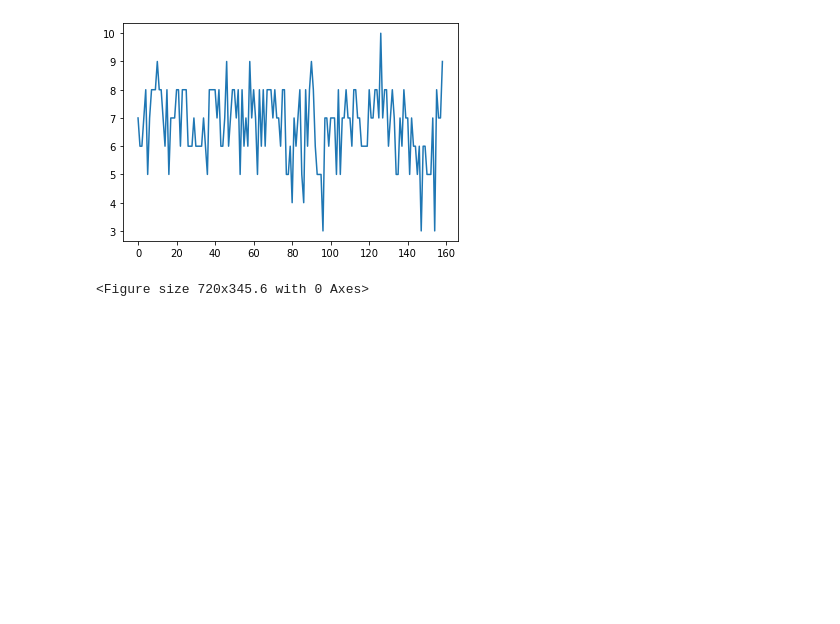
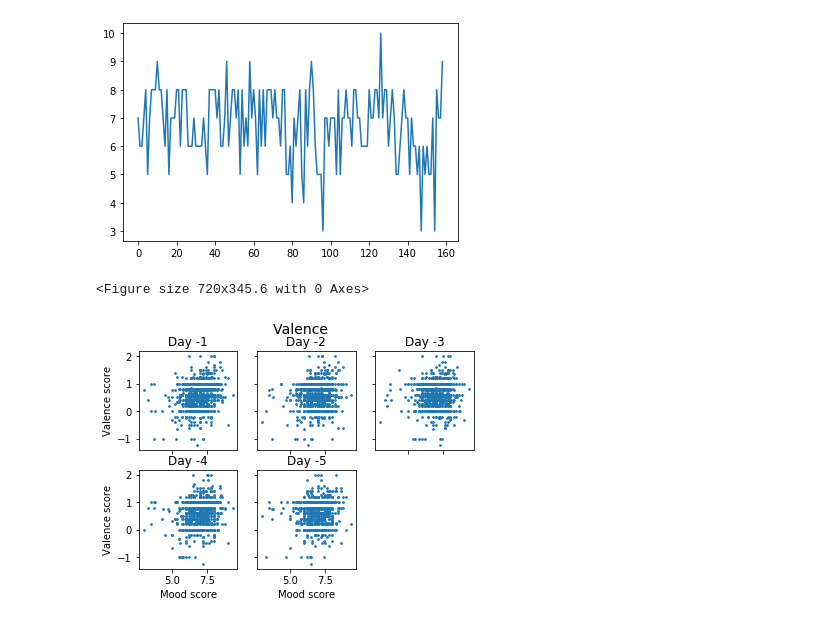
Before and after one commit to BenDickens/Data_Mining_TechniquesVU, a Jupyter notebook: Exploring_data_matplotlib.ipynb, the cells around one changed output. Drawn from its saved outputs; the diff is of its cells as text; code cells hidden in the pictures; blank space fills up the shorter version.

Commit message:
Made plots of variables influencing mood on different days in Exploring_data_matplotlib.ipynb

```diff
--- a/Exploring_data_matplotlib.ipynb
+++ b/Exploring_data_matplotlib.ipynb
@@ -13,4 +6,5 @@ glob.glob('./../Data_Mining_TechniquesVU/*')
 # %%
-glob.glob('./../Data_Mining_TechniquesVU/patientData/*')
-filename_patient = './../Data_Mining_TechniquesVU/patientData\\patientAS14.01.csv'
-filename_all = './../Data_Mining_TechniquesVU/dataset_mood_smartphone.csv'
+glob.glob('./patientData/*')
+foldername = './patientData/'
+filename_patient = './patientData/patientAS14.01.csv'
+filename_all = './dataset_mood_smartphone.csv'
@@ -131,7 +37,3 @@ plt.show
 <function matplotlib.pyplot.show(*args, **kw)>
 [figure]
 <Figure size 720x345.6 with 0 Axes>
-# %%
-patients = ['AS14.02']
-for patient in patients:
-    continue
@@ -137,0 +93,32 @@ for patient in patients:
+# %%
+def get_plots(foldername, column_name, label_name=''):
+    scores_1, moods_1= get_scores_moods_all_patients(foldername, column_name, day=-1)
+    scores_2, moods_2= get_scores_moods_all_patients(foldername, column_name, day=-2)
+    scores_3, moods_3= get_scores_moods_all_patients(foldername, column_name, day=-3)
+    scores_4, moods_4= get_scores_moods_all_patients(foldername, column_name, day=-4)
+    scores_5, moods_5= get_scores_moods_all_patients(foldername, column_name, day=-5)
+
+    fig, axs = plt.subplots(2, 3)
+    axs[0, 0].scatter(moods_1, scores_1, s=3)
+    axs[0, 0].set_title('Day -1')
+    axs[0, 1].scatter(moods_2, scores_2, s=3)
+    axs[0, 1].set_title('Day -2')
+    axs[0, 2].scatter(moods_3, scores_3, s=3)
+    axs[0, 2].set_title('Day -3')
+    axs[1, 0].scatter(moods_4, scores_4, s=3)
+    axs[1, 0].set_title('Day -4')
+    axs[1, 1].scatter(moods_5, scores_5, s=3)
+    axs[1, 1].set_title('Day -5')
+    axs[1, 2].axis('off')
+
+    for ax in axs.flat:
+        ax.set(xlabel='Mood score', ylabel=label_name + ' score')
+
+    # Hide x labels and tick labels for top plots and y ticks for right plots.
+    for ax in axs.flat:
+        ax.label_outer()
+    fig.suptitle(label_name, fontsize=14)
+# %%
+get_plots(foldername, 'circumplex.valence', 'Valence')
+# %% [output]
+[figure, added]
```
Also changed, not shown: parts of 25 cells of this notebook.
